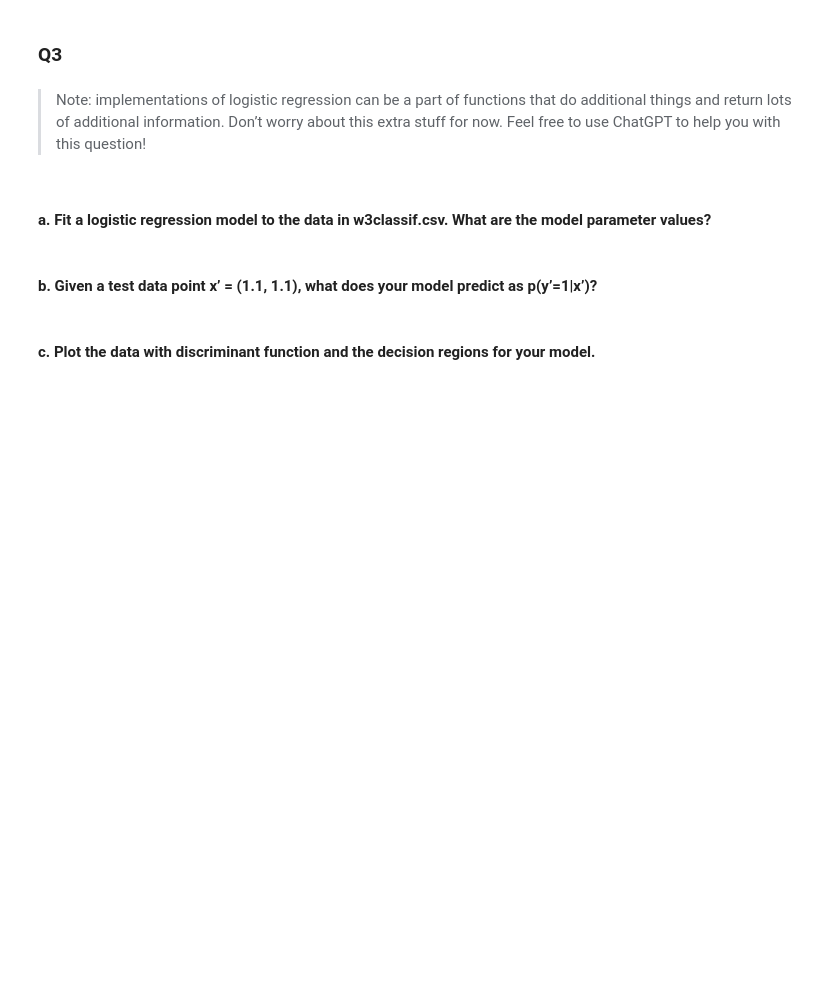
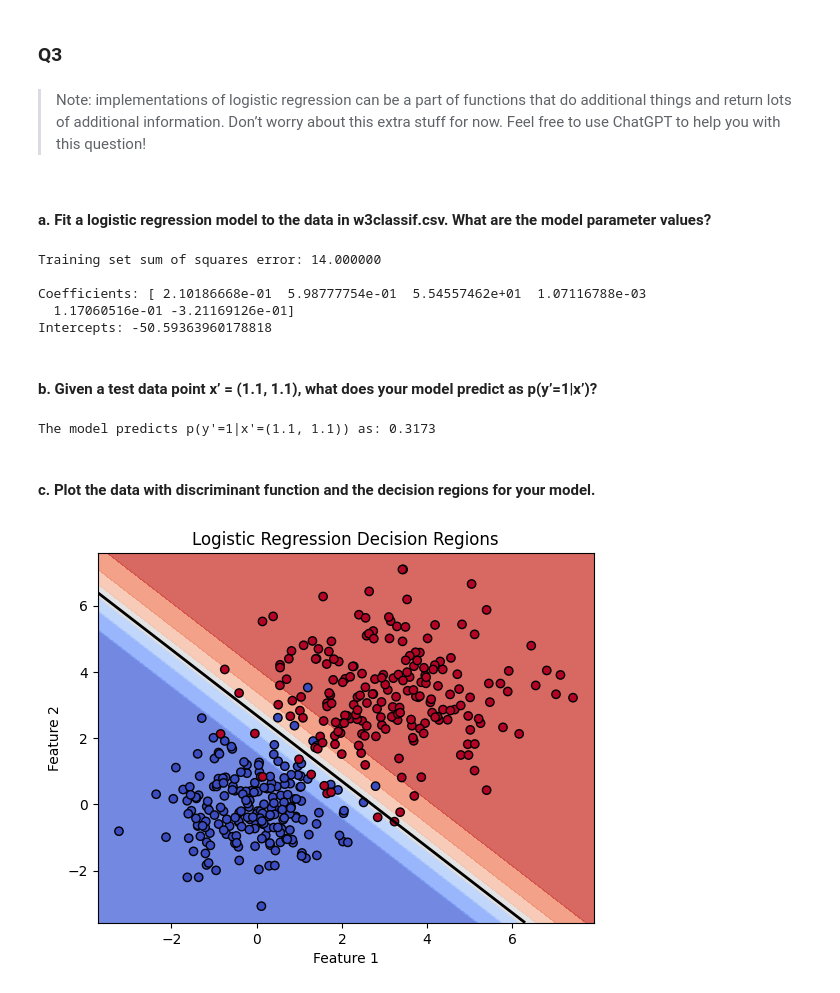
Before and after one commit to keys-i/COMP4702, a Jupyter notebook: src/W4.ipynb, the cells around one changed output. Saved outputs shown, nothing was run; the diff lists cells and outputs as text; code cells hidden in the pictures; blank space fills up the shorter version.

```diff
--- a/src/W4.ipynb
+++ b/src/W4.ipynb
@@ -158,5 +217,30 @@ Training set sum of squares error: 1.208723
 from sklearn.linear_model import LogisticRegression
 # %% [markdown]
 #### a. Fit a logistic regression model to the data in w3classif.csv. What are the model parameter values?
+# %%
+w3classif = pd.read_csv('w3classif.csv', header=None)
+w3classif.columns = ["Feature1", "Feature2", "Label"]
+
+logistic_reg = LogisticRegression()
+
+X, y = w3classif.drop('Label', axis=1), w3classif['Label']
+X_train, X_test, y_train, y_test = train_test_split(X, y, test_size=0.3, random_state=42)
+logistic_reg.fit(X_train, y_train)
+y_pred = logistic_reg.predict(X_train)
+
+sse = np.sum((y_train - y_pred)**2)
+print(f"Training set sum of squares error: {sse:.6f}\n")
+
+coefficients = linear_reg.coef_
+intercepts = linear_reg.intercept_
+
+print(f"{color.YELLOW_BOLD}Coefficients{color.END}: {coefficients}")
+print(f"{color.YELLOW_BOLD}Intercepts{color.END}: {intercepts}")
+# %% [output]
+Training set sum of squares error: 14.000000
+
+Coefficients: [ 2.10186668e-01  5.98777754e-01  5.54557462e+01  1.07116788e-03
+  1.17060516e-01 -3.21169126e-01]
+Intercepts: -50.59363960178818
 # %% [markdown]
 #### b. Given a test data point x’ = (1.1, 1.1), what does your model predict as p(y’=1|x’)?
@@ -165,2 +247,30 @@ x = [1.1, 1.1]
+# %%
+X_bar = np.array([[1.1, 1.1]])
+probability_y1 = logistic_reg.predict_proba(X_bar)[:, 1]
+
+print(f"The model predicts p(y'=1|x'=(1.1, 1.1)) as: {probability_y1[0]:.4f}")
+# %% [output]
+The model predicts p(y'=1|x'=(1.1, 1.1)) as: 0.3173
 # %% [markdown]
 #### c. Plot the data with discriminant function and the decision regions for your model.
+# %%
+x_min, x_max = X['Feature1'].min() - 0.5, X['Feature1'].max() + 0.5
+y_min, y_max = X['Feature2'].min() - 0.5, X['Feature2'].max() + 0.5
+xx, yy = np.meshgrid(np.arange(x_min, x_max, 0.02), np.arange(y_min, y_max, 0.02))
+
+Z = logistic_reg.predict_proba(np.c_[xx.ravel(), yy.ravel()])[:, 1]
+Z = Z.reshape(xx.shape)
+
+# Plot the decision regions and data points
+plt.contourf(xx, yy, Z, cmap=plt.cm.coolwarm, alpha=0.8)
+plt.scatter(X['Feature1'], X['Feature2'], c=y, cmap=plt.cm.coolwarm, edgecolors='k')
+
+# Plot the discriminant function (decision boundary)
+plt.contour(xx, yy, Z, [0.5], linewidths=2, colors='k')
+plt.xlabel('Feature 1')
+plt.ylabel('Feature 2')
+plt.title('Logistic Regression Decision Regions')
+
+plt.show()
+# %% [output]
+[figure, added]
```
Also changed, not shown: parts of 10 cells of this notebook.
